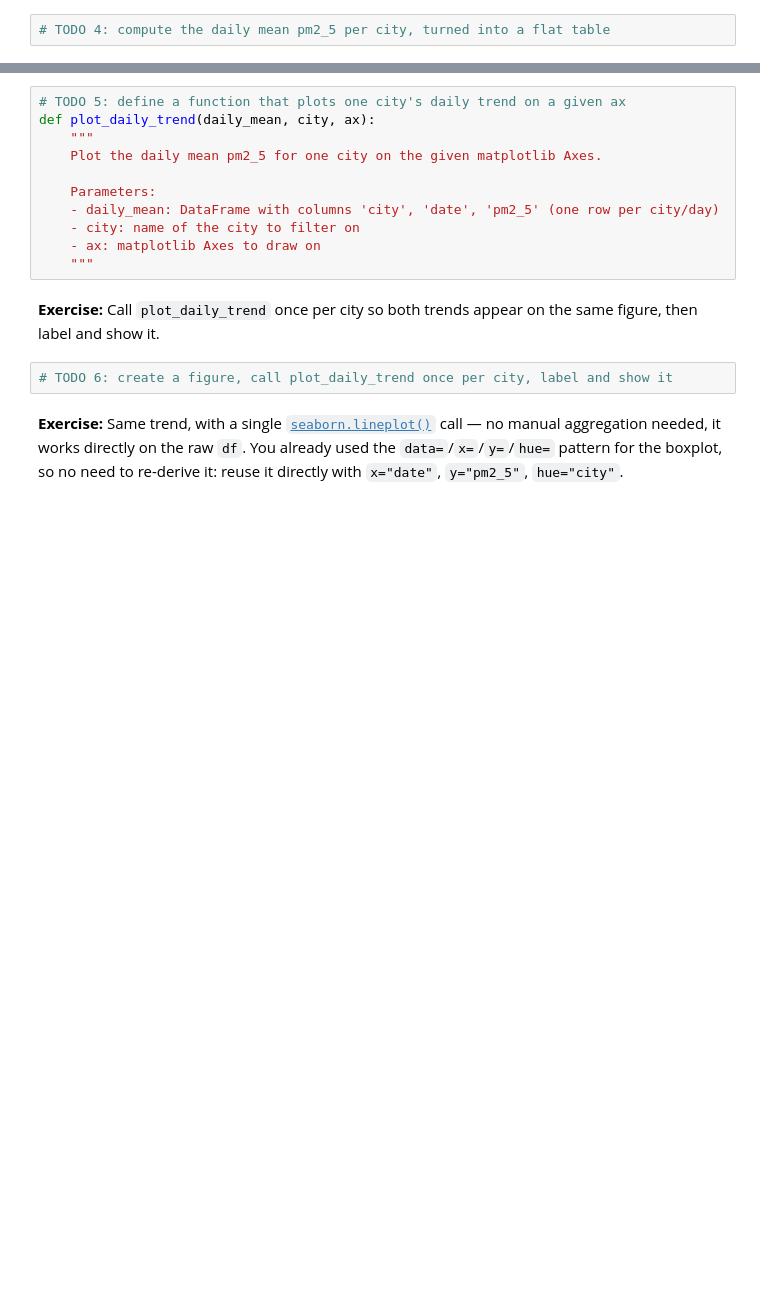
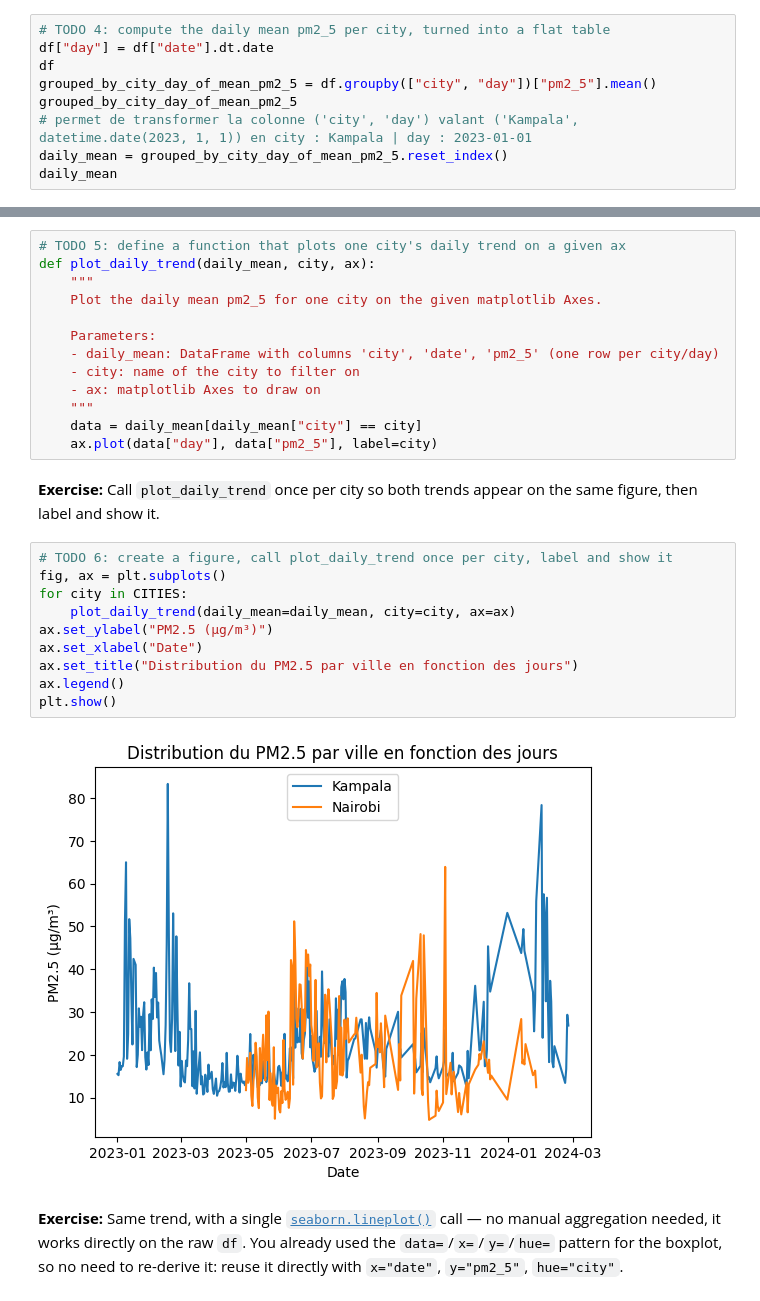
Before and after one commit to AlexisClaude/air_quality, a Jupyter notebook: notebooks/session2/01_discovery.ipynb, the cells around one changed output, grey strips where cells are left out. Drawn from its saved outputs; the diff is of its cells as text; blank space fills up the shorter version.

```diff
--- a/notebooks/session2/01_discovery.ipynb
+++ b/notebooks/session2/01_discovery.ipynb
@@ -114,3 +141,10 @@ To feed matplotlib a daily trend, you first need to turn raw rows into one value
 **Exercise:** Before writing anything to plot it, produce the daily mean `pm2_5` per city — you will design the plotting function around this table in the next step. Grouping directly by the full `date` column would create far too many tiny groups, since it also carries a time — first reduce each timestamp to just its calendar day (the `.dt` accessor on a datetime column gives you this, among other date parts). Group by city and by that day, take the mean of `pm2_5`, and turn the grouped result back into a flat table (a fresh `groupby` result has an unusual row index — check what turns it back into ordinary columns). Take a look at the result before moving on.
 # %%
 # TODO 4: compute the daily mean pm2_5 per city, turned into a flat table
+df["day"] = df["date"].dt.date
+df
+grouped_by_city_day_of_mean_pm2_5 = df.groupby(["city", "day"])["pm2_5"].mean()
+grouped_by_city_day_of_mean_pm2_5
+# permet de transformer la colonne ('city', 'day') valant ('Kampala', datetime.date(2023, 1, 1)) en city : Kampala | day : 2023-01-01
+daily_mean = grouped_by_city_day_of_mean_pm2_5.reset_index()
+daily_mean
@@ -127,10 +175,22 @@ def plot_daily_trend(daily_mean, city, ax):
     - city: name of the city to filter on
     - ax: matplotlib Axes to draw on
     """
+    data = daily_mean[daily_mean["city"] == city]
+    ax.plot(data["day"], data["pm2_5"], label=city)
 # %% [markdown]
 **Exercise:** Call `plot_daily_trend` once per city so both trends appear on the same figure, then label and show it.
 # %%
 # TODO 6: create a figure, call plot_daily_trend once per city, label and show it
+fig, ax = plt.subplots()
+for city in CITIES:
+    plot_daily_trend(daily_mean=daily_mean, city=city, ax=ax)
+ax.set_ylabel("PM2.5 (μg/m³)")
+ax.set_xlabel("Date")
+ax.set_title("Distribution du PM2.5 par ville en fonction des jours")
+ax.legend()
+plt.show()
+# %% [output]
+[figure, added]
 # %% [markdown]
 **Exercise:** Same trend, with a single [`seaborn.lineplot()`](https://seaborn.pydata.org/generated/seaborn.lineplot.html) call — no manual aggregation needed, it works directly on the raw `df`. You already used the `data=`/`x=`/`y=`/`hue=` pattern for the boxplot, so no need to re-derive it: reuse it directly with `x="date"`, `y="pm2_5"`, `hue="city"`.
 # %%
```
Also changed, not shown: parts of 9 cells of this notebook.
